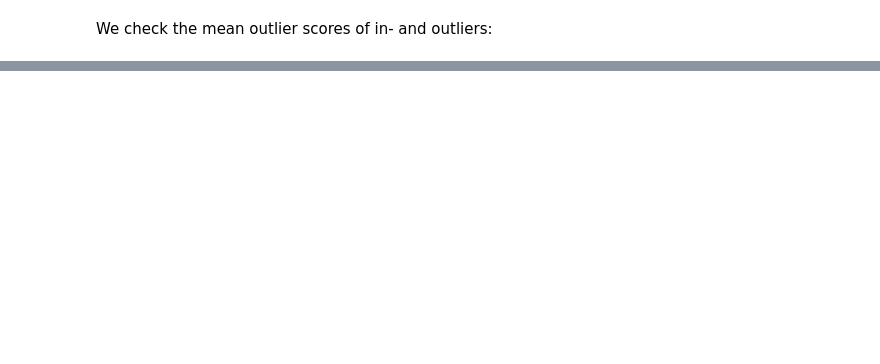
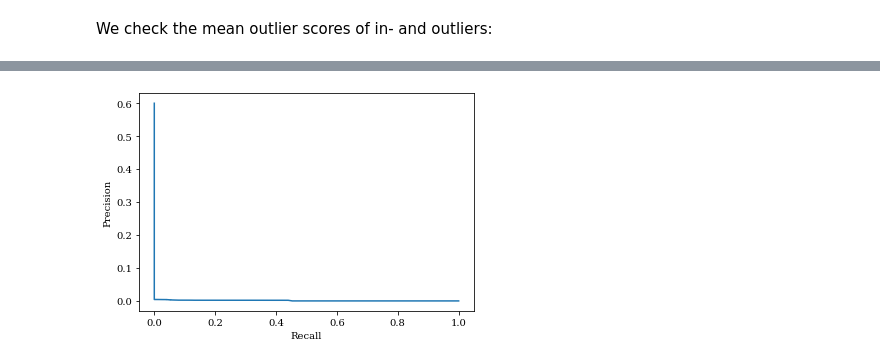
Before and after one commit to heymarco/edge_outlier_detection, a Jupyter notebook: EXP_cifar.ipynb, the cells around one changed output, grey strips where cells are left out. Drawn from its saved outputs; the diff is of its cells as text; code cells hidden in the pictures; blank space fills up the shorter version.

```diff
--- a/EXP_cifar.ipynb
+++ b/EXP_cifar.ipynb
@@ -607,0 +602,7 @@ plt.plot(np.arange(len(mean_loss))*NUM_CLIENTS, outlier_loss)
+# %%
+plt.plot(prc_ranks_local[1], prc_ranks_local[0])
+plt.ylabel("Precision")
+plt.xlabel("Recall")
+plt.show()
+# %% [output]
+[figure, added]
```
Also changed, not shown: parts of 34 cells of this notebook, 3 other files.
